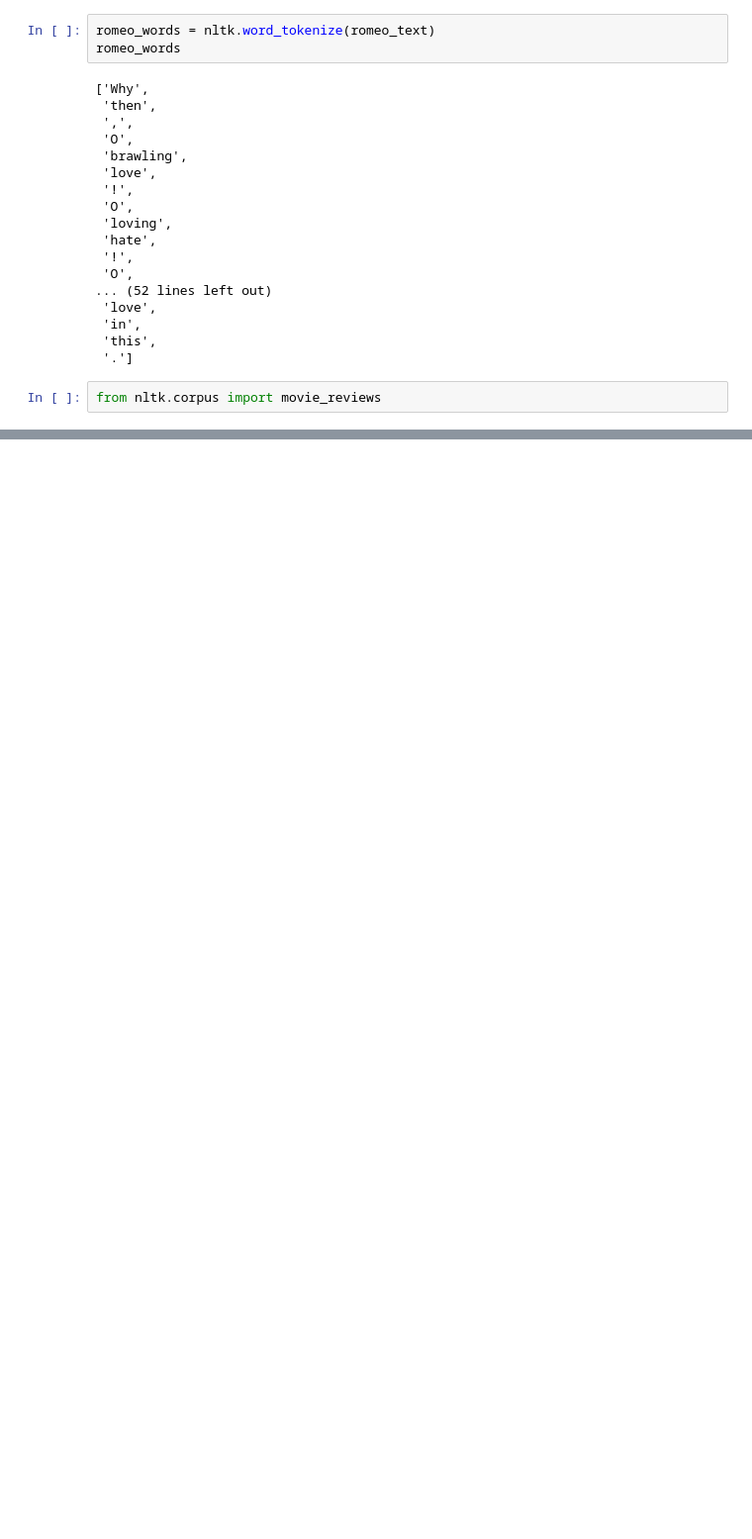
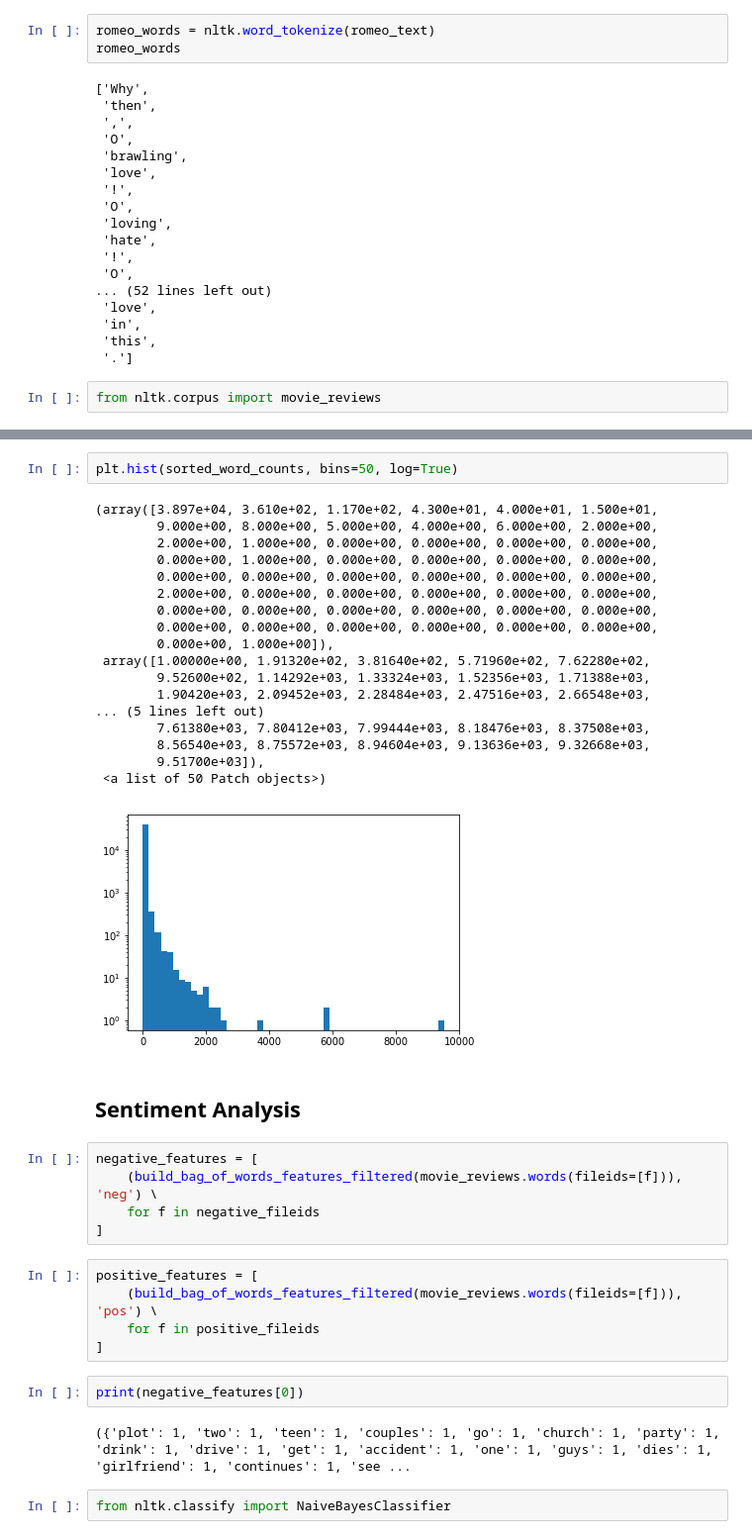
Before and after one commit to mihirsam/Python-for-Data-Science, a Jupyter notebook: Week8/Natural Language Processing.ipynb, the cells around one changed output, grey strips where cells are left out. Shown: that part at 99% size. Drawn from its saved outputs; the diff is of its cells as text; blank space fills up the shorter version.

```diff
--- a/Week8/Natural Language Processing.ipynb
+++ b/Week8/Natural Language Processing.ipynb
@@ -81,0 +360,39 @@ NameError: name 'positive_fileids' is not defined
+# %%
+plt.hist(sorted_word_counts, bins=50, log=True)
+# %% [output]
+(array([3.897e+04, 3.610e+02, 1.170e+02, 4.300e+01, 4.000e+01, 1.500e+01,
+        9.000e+00, 8.000e+00, 5.000e+00, 4.000e+00, 6.000e+00, 2.000e+00,
+        2.000e+00, 1.000e+00, 0.000e+00, 0.000e+00, 0.000e+00, 0.000e+00,
+        0.000e+00, 1.000e+00, 0.000e+00, 0.000e+00, 0.000e+00, 0.000e+00,
+        0.000e+00, 0.000e+00, 0.000e+00, 0.000e+00, 0.000e+00, 0.000e+00,
+        2.000e+00, 0.000e+00, 0.000e+00, 0.000e+00, 0.000e+00, 0.000e+00,
+        0.000e+00, 0.000e+00, 0.000e+00, 0.000e+00, 0.000e+00, 0.000e+00,
+        0.000e+00, 0.000e+00, 0.000e+00, 0.000e+00, 0.000e+00, 0.000e+00,
+        0.000e+00, 1.000e+00]),
+ array([1.00000e+00, 1.91320e+02, 3.81640e+02, 5.71960e+02, 7.62280e+02,
+        9.52600e+02, 1.14292e+03, 1.33324e+03, 1.52356e+03, 1.71388e+03,
+        1.90420e+03, 2.09452e+03, 2.28484e+03, 2.47516e+03, 2.66548e+03,
+... (5 lines left out)
+        7.61380e+03, 7.80412e+03, 7.99444e+03, 8.18476e+03, 8.37508e+03,
+        8.56540e+03, 8.75572e+03, 8.94604e+03, 9.13636e+03, 9.32668e+03,
+        9.51700e+03]),
+ <a list of 50 Patch objects>)
+[figure, added]
+# %% [markdown]
+## Sentiment  Analysis
+# %%
+negative_features = [
+    (build_bag_of_words_features_filtered(movie_reviews.words(fileids=[f])), 'neg') \
+    for f in negative_fileids
+]
+# %%
+positive_features = [
+    (build_bag_of_words_features_filtered(movie_reviews.words(fileids=[f])), 'pos') \
+    for f in positive_fileids
+]
+# %%
+print(negative_features[0])
+# %% [output]
+({'plot': 1, 'two': 1, 'teen': 1, 'couples': 1, 'go': 1, 'church': 1, 'party': 1, 'drink': 1, 'drive': 1, 'get': 1, 'accident': 1, 'one': 1, 'guys': 1, 'dies': 1, 'girlfriend': 1, 'continues': 1, 'see ...
+# %%
+from nltk.classify import NaiveBayesClassifier
```
Also changed, not shown: parts of 39 cells of this notebook.
